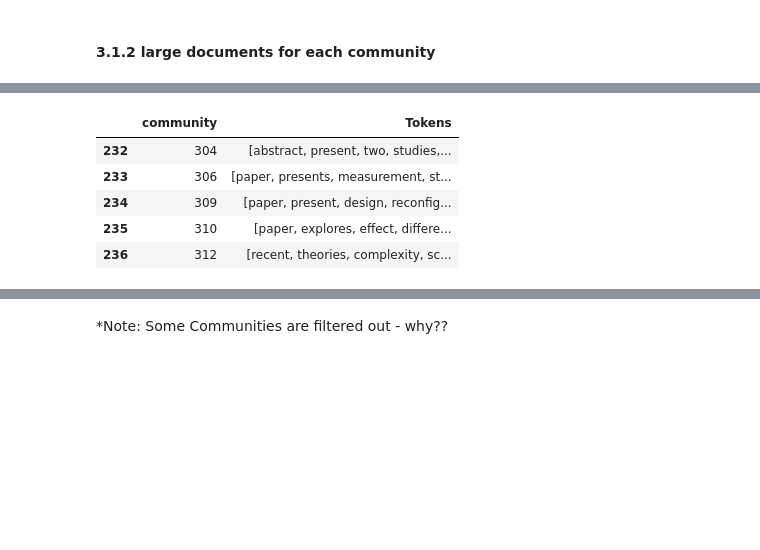
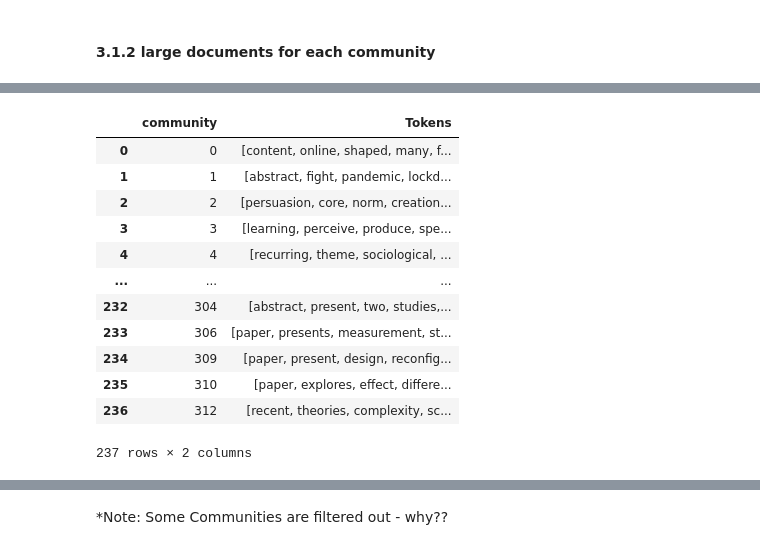
Before and after one commit to KarolineKlan/Assignments_ComSocSci2024, a Jupyter notebook: Assignment2.ipynb, the cells around one changed output, grey strips where cells are left out. Cells and saved outputs as stored; diff of their text form; code cells hidden in the pictures; blank space fills up the shorter version.

```diff
--- a/Assignment2.ipynb
+++ b/Assignment2.ipynb
@@ -473,26 +490,34 @@ Long_paper_df.head()
 # %%
 # Merge df_papers with df_abstracts on id
 df_merged_papers = pd.merge(Long_paper_df, df_abstracts, on='id')
+
 
 # Merge df_merged with df_community on author_ids
 df_merged_authors = pd.merge(df_merged_papers, df_community, on='author_ids')
 
 # Define a function to extract tokens and concatenate them for each community
 def concatenate_tokens(group):
     tokens_list = group['Tokens'].explode().tolist() #should be list of strings
     return tokens_list
 
 # Group by community and apply the function to concatenate tokens
 community_tokens = df_merged_authors.groupby('community').apply(concatenate_tokens)
 
 # Reset index to convert the groupby result back to a DataFrame
 community_tokens = community_tokens.reset_index(name='Tokens')
 
-community_tokens.tail()
+community_tokens
 # %% [output]
 |  | community | Tokens |
+| 0 | 0 | [content, online, shaped, many, f... |
+| 1 | 1 | [abstract, fight, pandemic, lockd... |
+| 2 | 2 | [persuasion, core, norm, creation... |
+| 3 | 3 | [learning, perceive, produce, spe... |
+| 4 | 4 | [recurring, theme, sociological, ... |
+| ... | ... | ... |
 | 232 | 304 | [abstract, present, two, studies,... |
 | 233 | 306 | [paper, presents, measurement, st... |
 | 234 | 309 | [paper, present, design, reconfig... |
 | 235 | 310 | [paper, explores, effect, differe... |
 | 236 | 312 | [recent, theories, complexity, sc... |
+237 rows × 2 columns
```
Also changed, not shown: parts of 7 cells of this notebook, 1 other file.
